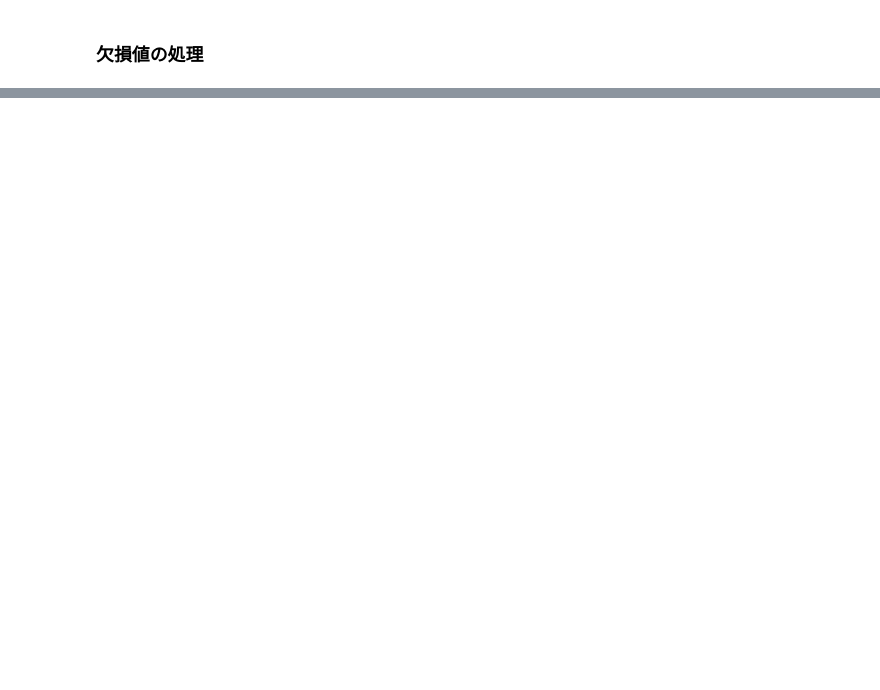
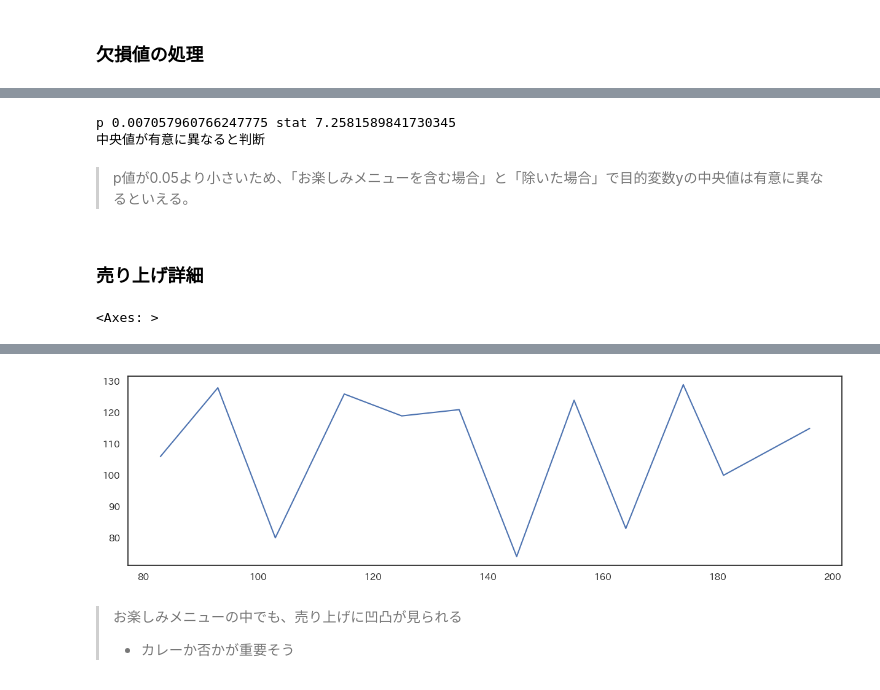
Before and after one commit to mochi7415/ml-collection, a Jupyter notebook: 02_SL/01_需要予測(お弁当).ipynb, the cells around one changed output, grey strips where cells are left out. Cells and saved outputs as stored; diff of their text form; code cells hidden in the pictures; blank space fills up the shorter version.

```diff
--- a/02_SL/01_需要予測(お弁当).ipynb
+++ b/02_SL/01_需要予測(お弁当).ipynb
@@ -283,0 +308,41 @@ df_name.head()
+# %%
+### メディアン検定
+# 目的変数yの中央値が「お楽しみメニューを含む場合」と「除いた場合」で異なるかどうかを検定。
+import pandas as pd
+import japanize_matplotlib
+import matplotlib.pyplot as plt
+import seaborn as sns
+from scipy.stats import median_test # メディアン検定を行うための関数をインポート
+
+train = pd.read_csv('./data/01/train_filled.csv') # 補完後のデータを読み込む
+
+# 「お楽しみメニューを含む場合」と「除いた場合」を判別するカラムを作成
+train["is_fun"] = train["remarks"].apply(lambda x: 'お楽しみメニュー' if x=="お楽しみメニュー" else 'その他')
+
+# メディアン検定を実行
+stat,p,med,tbl = median_test(train[train["is_fun"]=='お楽しみメニュー']["y"],train[train["is_fun"]=='その他']["y"])
+print("p",p,"stat",stat)
+
+if p < 0.05:
+    print("中央値が有意に異なると判断")
+else:
+    print("中央値に有意な差はないと判断")
+# %% [output]
+p 0.007057960766247775 stat 7.2581589841730345
+中央値が有意に異なると判断
+# %% [markdown]
+>p値が0.05より小さいため、「お楽しみメニューを含む場合」と「除いた場合」で目的変数yの中央値は有意に異なるといえる。
+# %% [markdown]
+### 売り上げ詳細
+# %%
+### お楽しみメニュー時の売り上げを確認
+import pandas as pd
+
+
+train = pd.read_csv('./data/01/train_filled.csv') # 補完後のデータを読み込む
+
+display(train[train["remarks"]=="お楽しみメニュー"]["y"].plot(figsize=(15,4)))
+
+display(train[train["remarks"]=="お楽しみメニュー"])
+# %% [output]
+<Axes: >
@@ -283,0 +362,4 @@ df_name.head()
+[figure, added]
+# %% [markdown]
+>お楽しみメニューの中でも、売り上げに凹凸が見られる
+>- カレーか否かが重要そう
```
Also changed, not shown: parts of 39 cells of this notebook.
